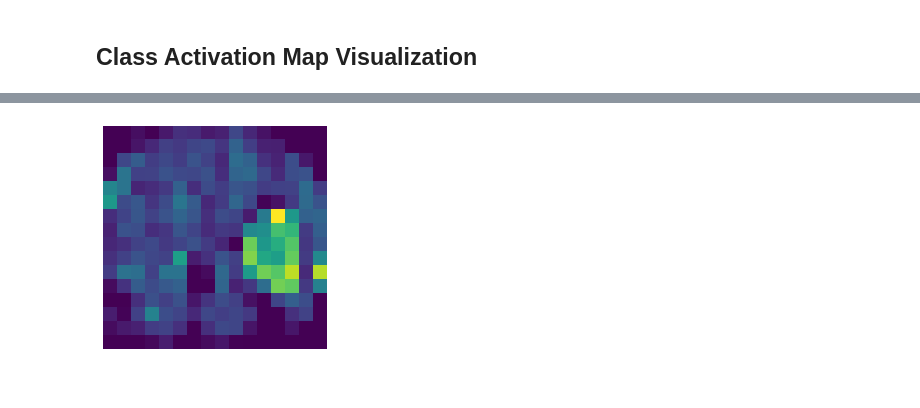
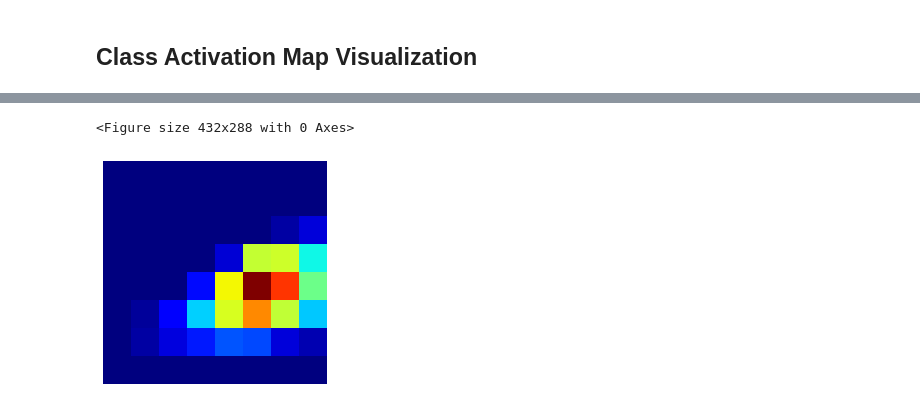
Before and after one commit to jonathat22/Brain-Tumor-Classification, a Jupyter notebook: TF_brain_class_inference.ipynb, the cells around one changed output, grey strips where cells are left out. Cells and saved outputs as stored; diff of their text form; code cells hidden in the pictures.

Commit message:
added global average pooling layer

```diff
--- a/TF_brain_class_inference.ipynb
+++ b/TF_brain_class_inference.ipynb
@@ -18,6 +18,6 @@ import pandas as pd
 import sklearn as sk
 from sklearn.metrics import f1_score, accuracy_score, classification_report
 # %%
-model = keras.models.load_model("tf_model2.h5")
+model = keras.models.load_model("GAP_tf_model2.h5")
 model.summary()
 # %% [output]
@@ -99,11 +93,13 @@ def visualize_layer_activations(test_image, layer_vis_model):
 
 
 def get_last_conv_layer_index(model):
-    for layer in reversed(model.layers):
-        if 'conv' in layer.name:
-            layer_type, layer_idx = layer.name.split('_')
-            layer_idx = int(layer_idx)
-            return layer_idx
+    layers = model.layers
+    conv_indexes = []
+    for layer in range(len(layers)):
+        if 'conv' in layers[layer].name:
+            conv_indexes.append(layer)
+    final_conv_idx = max(conv_indexes)
+    return final_conv_idx
 
 
 def class_activation_map(img_arr, model, final_conv_layer_idx, prediction_index=None):
@@ -124,7 +120,7 @@ def class_activation_map(img_arr, model, final_conv_layer_idx, prediction_index=
     return heatmap
 
 
-def plot_superimposed_map(heatmap, orig_test_image, alpha=0.6):
+def plot_superimposed_map(heatmap, orig_test_image, alpha=0.7):
     orig_img = img_to_array(load_img(orig_test_image))
     heatmap = heatmap.numpy()
     heatmap = np.uint8(255 * heatmap)
@@ -187,14 +202,17 @@ weighted avg       0.98      0.98      0.98      1311
 # %%
-_TEST_IMAGE_DIR = "/Users/Jonathan/Desktop/Errythang/MSDAS/Bioinformatics/project/Brain-Tumor-Classification/Testing"
-orig_test_image = os.path.join(_TEST_IMAGE_DIR, "meningioma/Te-me_0012.jpg")
+_TEST_IMAGE_DIR = "/Users/Jonathan/Desktop/Errythang/MSDAS/Bioinformatics/project/Brain-Tumor-Classification/data/Testing"
+orig_test_image = os.path.join(_TEST_IMAGE_DIR, "glioma/Te-gl_0023.jpg")
 test_image_arr = load_image_array(orig_test_image)
 final_layer_index = get_last_conv_layer_index(model)
 heatmap = class_activation_map(test_image_arr, model, final_layer_index, prediction_index=1)
+cmap = plt.get_cmap('jet')
+plt.set_cmap(cmap)
 plt.matshow(heatmap)
 plt.axis('off')
 plt.show()
 # %% [output]
+<Figure size 432x288 with 0 Axes>
-[figure, old version]
+[figure, new version]
 # %%
 print("Prediction:", test_ds.class_names[np.argmax(model.predict(test_image_arr))])
 plot_superimposed_map(heatmap, orig_test_image)
```
Also changed, not shown: parts of 9 cells of this notebook.
